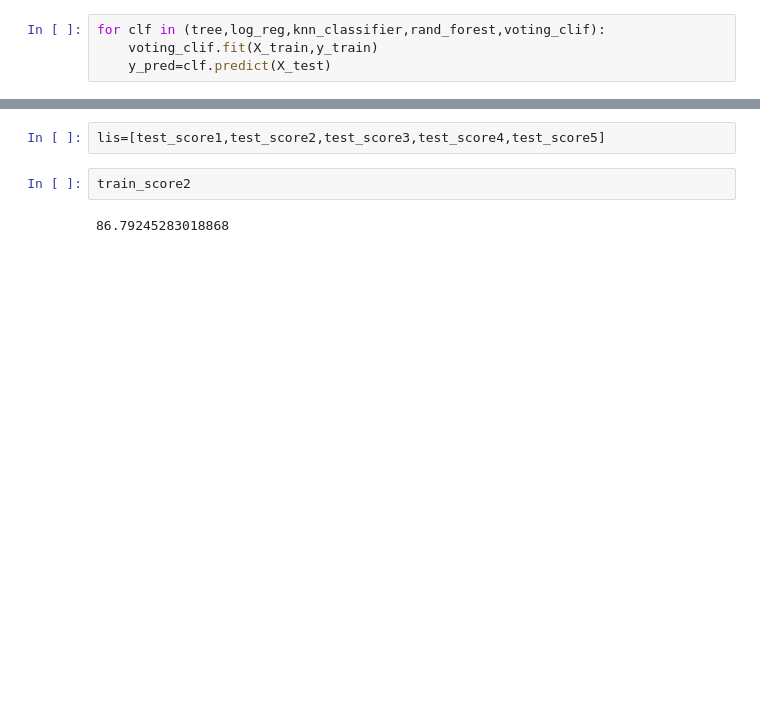
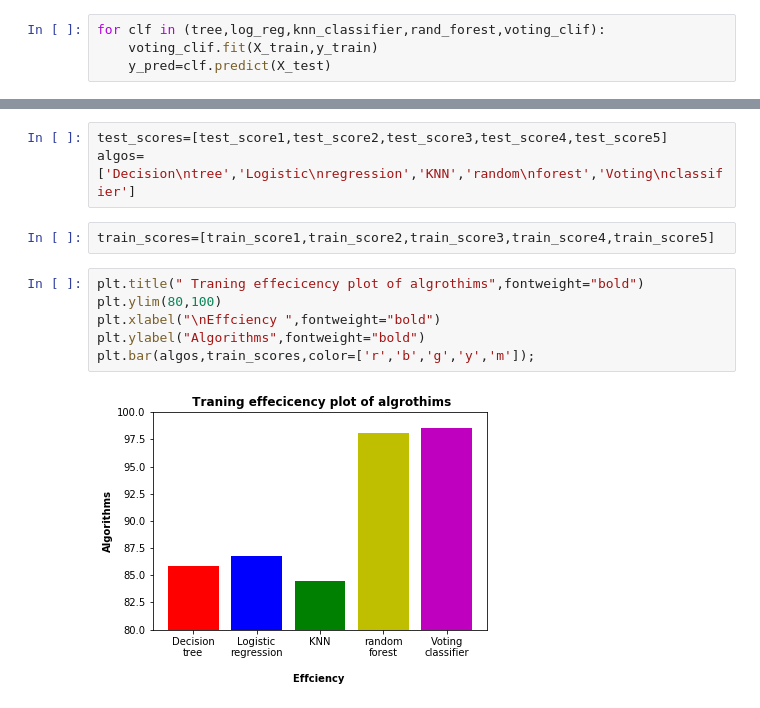
Before and after one commit to northcampus-university-of-kashmir/Heart-Disease-Detection-System, a Jupyter notebook: All in one.ipynb, the cells around one changed output, grey strips where cells are left out. Drawn from its saved outputs; the diff is of its cells as text; blank space fills up the shorter version.

Commit message:
effeciency of algos

```diff
--- a/All in one.ipynb
+++ b/All in one.ipynb
@@ -653,6 +664,13 @@ results_df
 # %%
-lis=[test_score1,test_score2,test_score3,test_score4,test_score5]
+test_scores=[test_score1,test_score2,test_score3,test_score4,test_score5]
+algos=['Decision\ntree','Logistic\nregression','KNN','random\nforest','Voting\nclassifier']
-# %%
-train_score2
-# %% [output]
-86.79245283018868
+# %%
+train_scores=[train_score1,train_score2,train_score3,train_score4,train_score5]
+# %%
+plt.title(" Traning effecicency plot of algrothims",fontweight="bold")
+plt.ylim(80,100)
+plt.xlabel("\nEffciency ",fontweight="bold")
+plt.ylabel("Algorithms",fontweight="bold")
+plt.bar(algos,train_scores,color=['r','b','g','y','m']);
+# %% [output]
+[figure, added]
```
Also changed, not shown: parts of 14 cells of this notebook, 4 other files.
